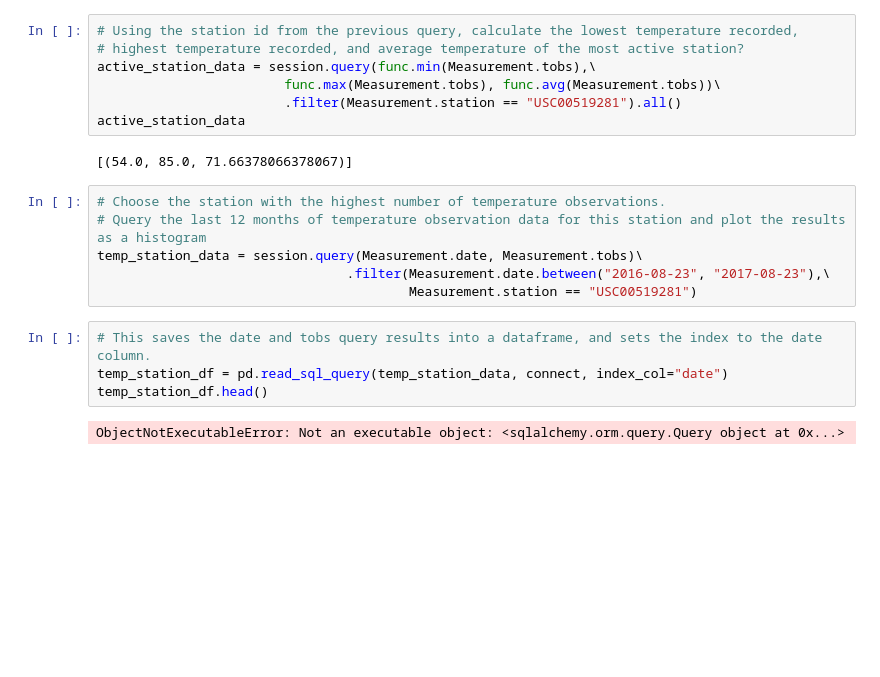
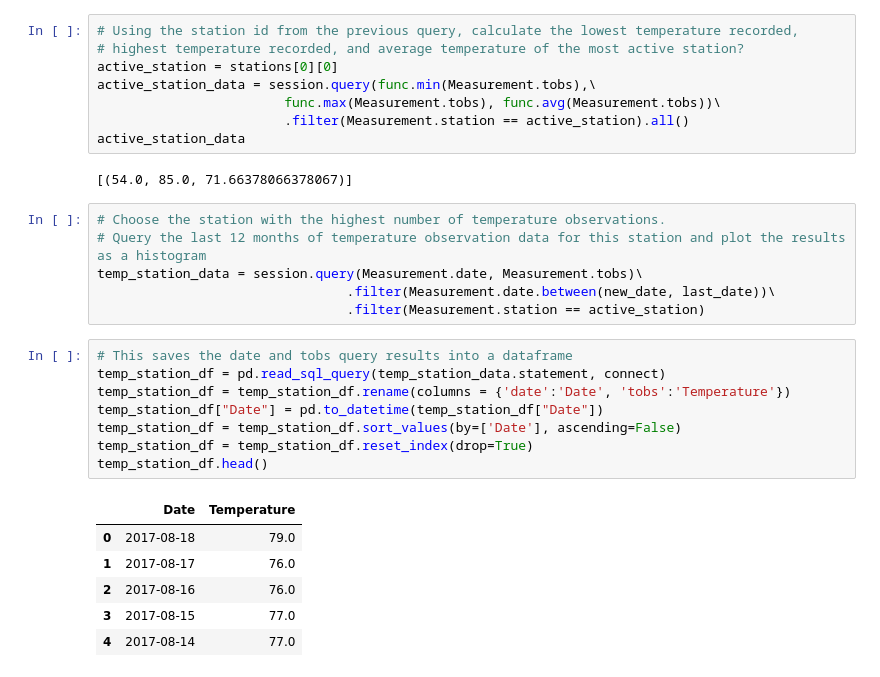
Before and after one commit to thomascbyrne12/sqlalchemy-challenge, a Jupyter notebook: climate.ipynb, the cells around one changed output. Saved outputs shown, nothing was run; the diff lists cells and outputs as text; blank space fills up the shorter version.

```diff
--- a/climate.ipynb
+++ b/climate.ipynb
@@ -96,9 +127,10 @@ stations
 # %%
 # Using the station id from the previous query, calculate the lowest temperature recorded,
 # highest temperature recorded, and average temperature of the most active station?
+active_station = stations[0][0]
 active_station_data = session.query(func.min(Measurement.tobs),\
                         func.max(Measurement.tobs), func.avg(Measurement.tobs))\
-                        .filter(Measurement.station == "USC00519281").all()
+                        .filter(Measurement.station == active_station).all()
 active_station_data
 # %% [output]
 [(54.0, 85.0, 71.66378066378067)]
@@ -106,14 +138,23 @@ active_station_data
 # Choose the station with the highest number of temperature observations.
 # Query the last 12 months of temperature observation data for this station and plot the results as a histogram
 temp_station_data = session.query(Measurement.date, Measurement.tobs)\
-                                .filter(Measurement.date.between("2016-08-23", "2017-08-23"),\
-                                        Measurement.station == "USC00519281")
+                                .filter(Measurement.date.between(new_date, last_date))\
+                                .filter(Measurement.station == active_station)
 # %%
-# This saves the date and tobs query results into a dataframe, and sets the index to the date column.
-temp_station_df = pd.read_sql_query(temp_station_data, connect, index_col="date")
+# This saves the date and tobs query results into a dataframe
+temp_station_df = pd.read_sql_query(temp_station_data.statement, connect)
+temp_station_df = temp_station_df.rename(columns = {'date':'Date', 'tobs':'Temperature'})
+temp_station_df["Date"] = pd.to_datetime(temp_station_df["Date"])
+temp_station_df = temp_station_df.sort_values(by=['Date'], ascending=False)
+temp_station_df = temp_station_df.reset_index(drop=True)
 temp_station_df.head()
 # %% [output]
-ObjectNotExecutableError: Not an executable object: <sqlalchemy.orm.query.Query object at 0x...>
+|  | Date | Temperature |
+| 0 | 2017-08-18 | 79.0 |
+| 1 | 2017-08-17 | 76.0 |
+| 2 | 2017-08-16 | 76.0 |
+| 3 | 2017-08-15 | 77.0 |
+| 4 | 2017-08-14 | 77.0 |
 # %%
 # This function called `calc_temps` will accept start date and end date in the format '%Y-%m-%d'
 # and return the minimum, average, and maximum temperatures for that range of dates
```
Also changed, not shown: parts of 17 cells of this notebook.
